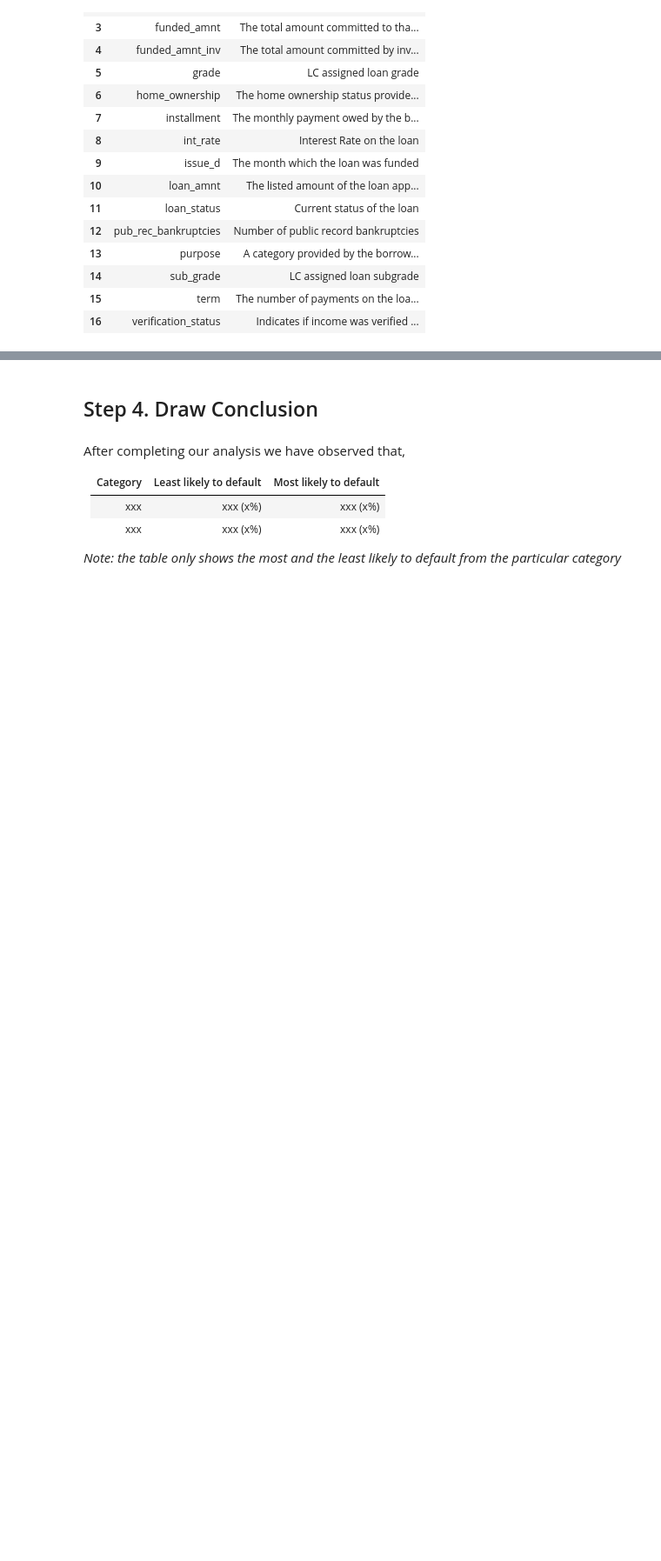
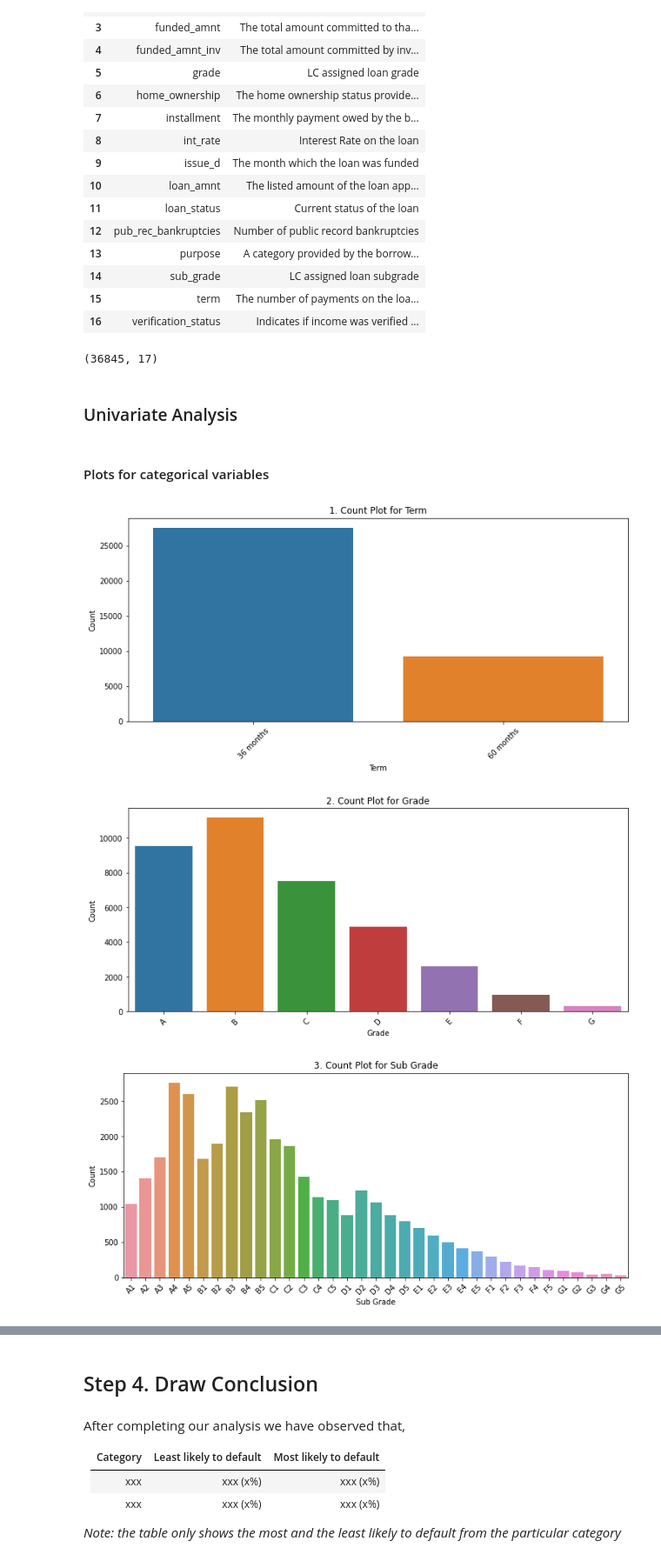
Before and after one commit to rahul-nanwani/lending-club, a Jupyter notebook: Rahul_Nanwani.ipynb, the cells around one changed output, grey strips where cells are left out. Shown: that part at 87% size. Drawn from its saved outputs; the diff is of its cells as text; code cells hidden in the pictures; blank space fills up the shorter version.

```diff
--- a/Rahul_Nanwani.ipynb
+++ b/Rahul_Nanwani.ipynb
@@ -355,0 +409,2 @@ df[categorical_columns] = df[categorical_columns].astype('category')
+# %%
+categorical_columns.remove('loan_status')
@@ -359,3 +442,5 @@ data_dict.reset_index(inplace=True, drop=True)
+# %%
+df = df[df['annual_inc']<3000]
 # %% [markdown]
 ## Step 3. Data Analysis
 # %%
@@ -379,3 +464,31 @@ data_dict
 | 14 | sub_grade | LC assigned loan subgrade |
 | 15 | term | The number of payments on the loa... |
 | 16 | verification_status | Indicates if income was verified ... |
+# %%
+df.shape
+# %% [output]
+(36845, 17)
+# %% [markdown]
+### Univariate Analysis
+# %% [markdown]
+#### Plots for categorical variables
+# %%
+count = 0
+
+for col in categorical_columns:
+    count += 1
+    col_name = ' '.join(col.split('_')).title()
+
+    plt.figure(figsize=(12,5))
+    sns.countplot(x=col, data=df)
+
+    plt.title(f"{count}. Count Plot for {col_name}")
+    plt.xticks(rotation=45)
+    plt.xlabel(col_name)
+    plt.ylabel('Count')
+
+    plt.show()
+# %% [output]
+[figure, added]
+[figure, added]
+[figure, added]
```
Also changed, not shown: parts of 39 cells of this notebook.
